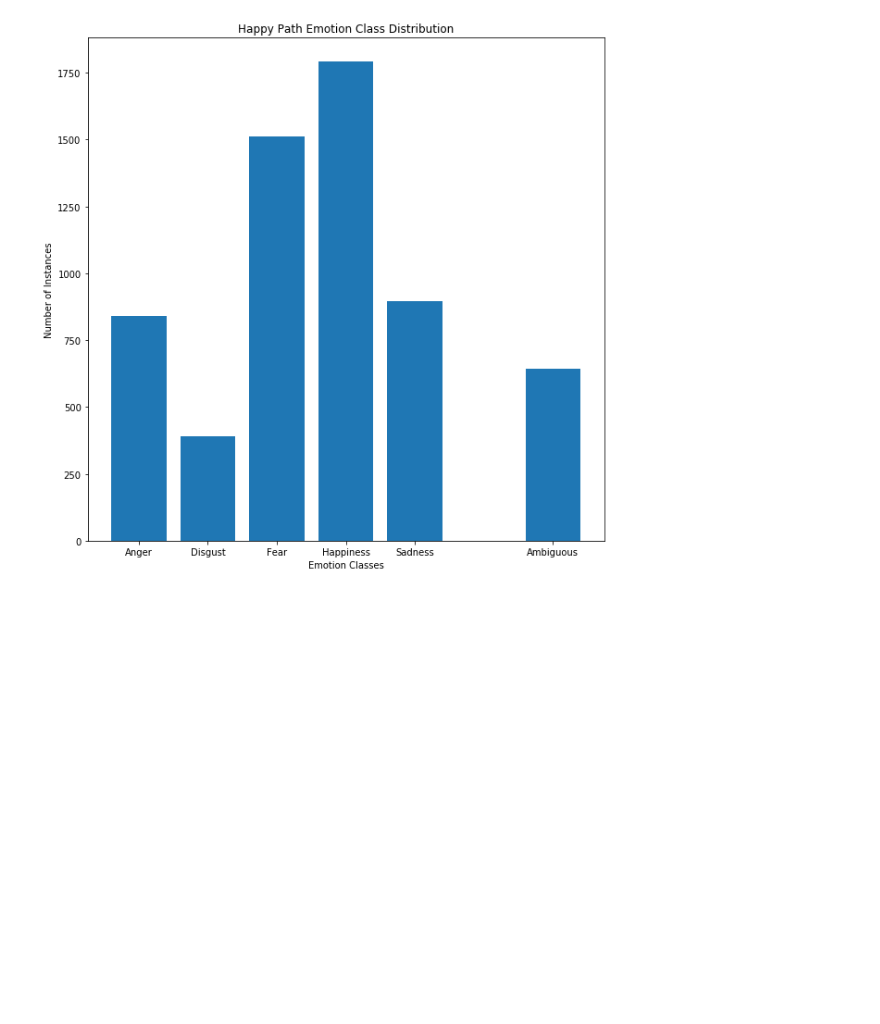
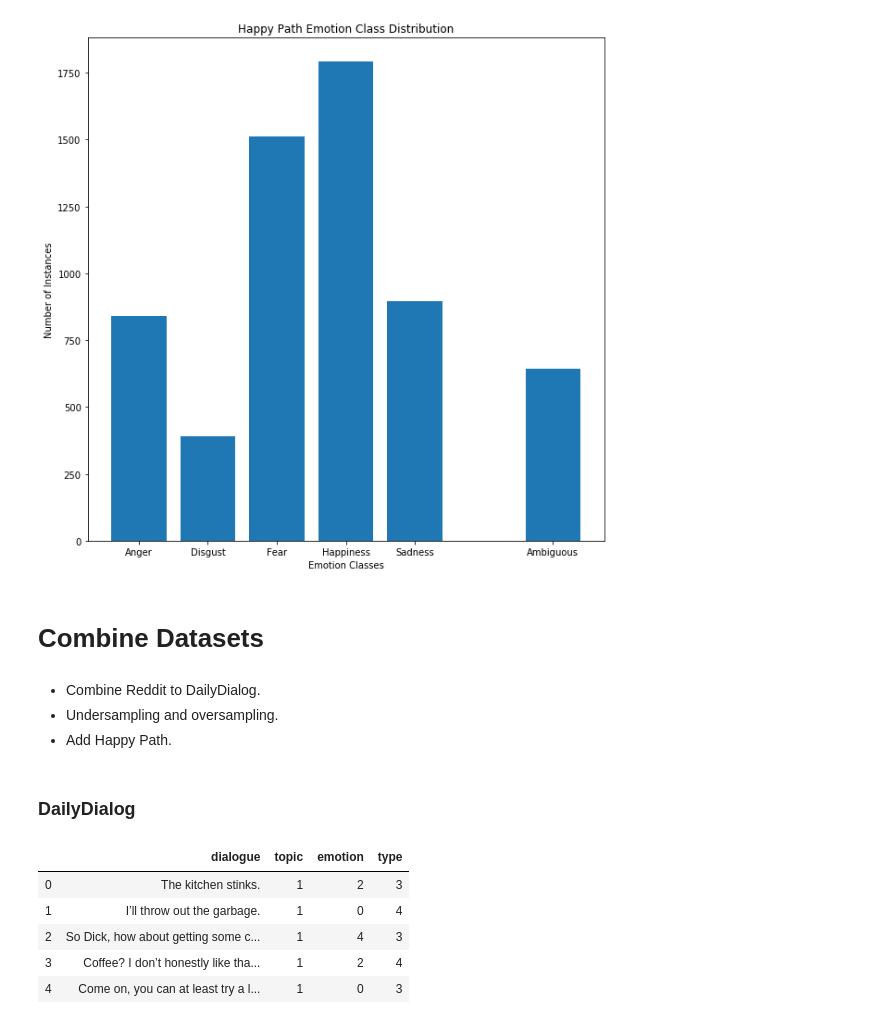
Before and after one commit to mfflavell/AEI_Artifical_Emotional_Intelligence, a Jupyter notebook: emotion_ai_pushshift_api_cleaning.ipynb, the cells around one changed output. Cells and saved outputs as stored; diff of their text form; code cells hidden in the pictures; blank space fills up the shorter version.

```diff
--- a/emotion_ai_pushshift_api_cleaning.ipynb
+++ b/emotion_ai_pushshift_api_cleaning.ipynb
@@ -789,0 +873,19 @@ hp.to_csv("data/happypath/happypath_combined.csv")
+# %% [markdown]
+# Combine Datasets
+# %% [markdown]
+* Combine Reddit to DailyDialog.
+* Undersampling and oversampling.
+* Add Happy Path.
+# %% [markdown]
+### DailyDialog
+# %%
+dd = pd.read_pickle('data/dailydialog/dialogue_cleaned.pickle')
+# %%
+dd.head()
+# %% [output]
+|  | dialogue | topic | emotion | type |
+| 0 | The kitchen stinks. | 1 | 2 | 3 |
+| 1 | I’ll throw out the garbage. | 1 | 0 | 4 |
+| 2 | So Dick, how about getting some c... | 1 | 4 | 3 |
+| 3 | Coffee? I don’t honestly like tha... | 1 | 2 | 4 |
+| 4 | Come on, you can at least try a l... | 1 | 0 | 3 |
```
Also changed, not shown: parts of 51 cells of this notebook.
